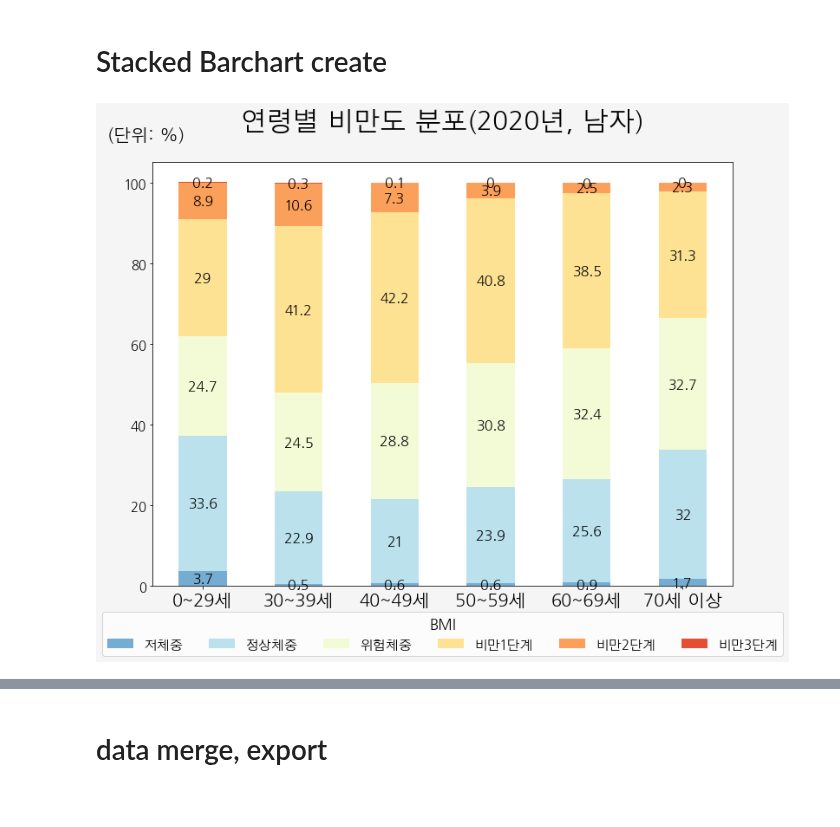
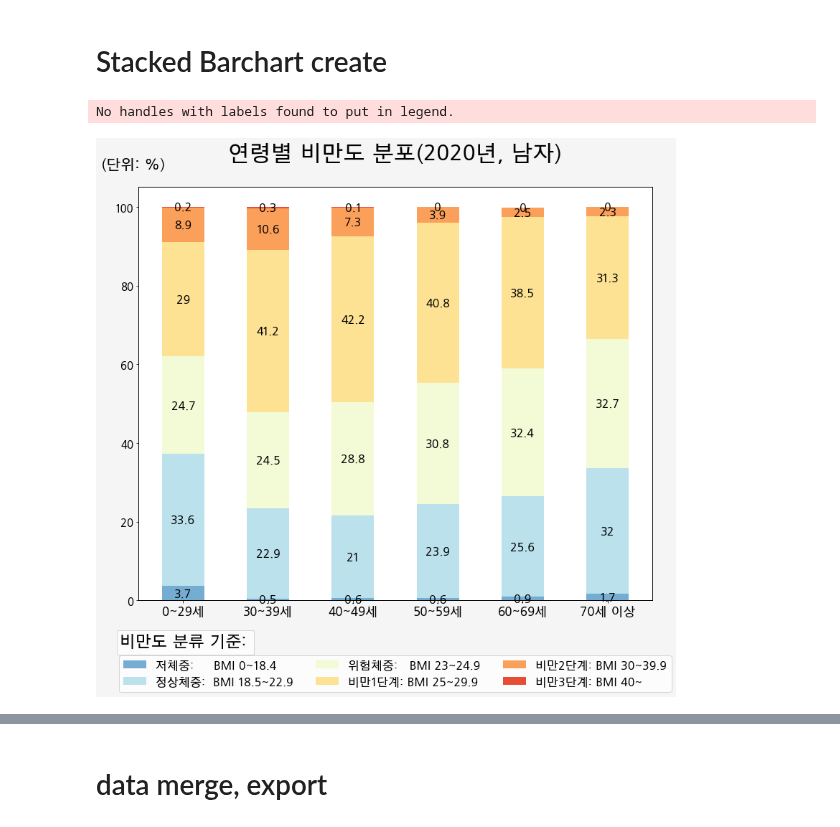
Before and after one commit to juseful/FactSheet2020, a Jupyter notebook: 02_질환별_04비만도.ipynb, the cells around one changed output, grey strips where cells are left out. Cells and saved outputs as stored; diff of their text form; code cells hidden in the pictures.

Commit message:
Execution Plan, file export format modify

```diff
--- a/02_질환별_04비만도.ipynb
+++ b/02_질환별_04비만도.ipynb
@@ -200,7 +200,6 @@ for i in range(len(obd_cnt_t.columns)):
 # %% [markdown]
 # Stacked Barchart create
 # %%
-
 value01 = obd_per_m.iloc[0,:-1].to_list()
 value02 = obd_per_m.iloc[1,:-1].to_list()
 value03 = obd_per_m.iloc[2,:-1].to_list()
@@ -210,57 +209,80 @@ value06 = obd_per_m.iloc[5,:-1].to_list()
 
 width = 0.5       # the width of the bars: can also be len(x) sequence
 
-fig, ax = plt.subplots(figsize=(12, 9),linewidth=2) # 캔버스 배경 사이즈 설정
+fig, ax = plt.subplots(figsize=(12, 11))#,linewidth=2) # 캔버스 배경 사이즈 설정
 fig.set_facecolor('whitesmoke') ## 캔버스 배경색 설정
 
-rects1 = ax.bar(labels, value01, width, label='저체중'
+rects1 = ax.bar(labels, value01, width, label='저체중:     BMI 0~18.4'
                   ,color=plt.get_cmap('RdYlBu')(np.linspace(0.15, 0.8,np.array(labels).shape[0]))[5])
-rects2 = ax.bar(labels, value02, width, label='정상체중'
+rects2 = ax.bar(labels, value02, width, label='정상체중:  BMI 18.5~22.9'
                   ,bottom=value01
                   ,color=plt.get_cmap('RdYlBu')(np.linspace(0.15, 0.8,np.array(labels).shape[0]))[4])
-rects3 = ax.bar(labels, value03, width, label='위험체중'
+rects3 = ax.bar(labels, value03, width, label='위험체중:   BMI 23~24.9'
                   ,bottom=[value01[i]+value02[i] for i in range(len(value01))]
                   ,color=plt.get_cmap('RdYlBu')(np.linspace(0.15, 0.8,np.array(labels).shape[0]))[3])
-rects4 = ax.bar(labels, value04, width, label='비만1단계'
+rects4 = ax.bar(labels, value04, width, label='비만1단계: BMI 25~29.9'
                   ,bottom=[value01[i]+value02[i]+value03[i] for i in range(len(value01))]
                   ,color=plt.get_cmap('RdYlBu')(np.linspace(0.15, 0.8,np.array(labels).shape[0]))[2])
-rects5 = ax.bar(labels, value05, width, label='비만2단계'
+rects5 = ax.bar(labels, value05, width, label='비만2단계: BMI 30~39.9'
                   ,bottom=[value01[i]+value02[i]+value03[i]+value04[i] for i in range(len(value01))]
                   ,color=plt.get_cmap('RdYlBu')(np.linspace(0.15, 0.8,np.array(labels).shape[0]))[1])
-rects6 = ax.bar(labels, value06, width, label='비만3단계'
+rects6 = ax.bar(labels, value06, width, label='비만3단계: BMI 40~'
                   ,bottom=[value01[i]+value02[i]+value03[i]+value04[i]+value05[i] for i in range(len(value01))]
                   ,color=plt.get_cmap('RdYlBu')(np.linspace(0.15, 0.8,np.array(labels).shape[0]))[0])
 
 ax.set_title('연령별 비만도 분포(2020년, 남자)\n',fontsize=30)
 ax.set_ylabel(
                 '(단위: %)\n' # 표시값
                  ,labelpad=-70 # 여백값 설정
                 ,fontsize=20 # 글씨크기 설정
                 ,rotation=0 # 회전값 조정
 #                 ,ha='center' # 위치조정
                 ,loc='top' # 위치조정, ha와 동시에 사용은 불가함.
             )
 ax.yaxis.set_tick_params(labelsize=15) # y축 표시값 글씨크기 조정
 
 ax.set_xticklabels(
                    labels
-                  , fontsize=20
+                  , fontsize=17
                   )
-
-# ax.legend(title='비만도(BMI)',title_fontsize=17,fontsize=17)#,loc='best')
-ax.legend(bbox_to_anchor=(0.5,-0.18), title='BMI', title_fontsize = 17 ,ncol=6  ,loc='lower center' ,fontsize=15)
 
 # Label with label_type 'center' instead of the default 'edge'
 ax.bar_label(rects1, label_type='center',fontsize=16)
 ax.bar_label(rects2, label_type='center',fontsize=16)
 ax.bar_label(rects3, label_type='center',fontsize=16)
 ax.bar_label(rects4, label_type='center',fontsize=16)
 ax.bar_label(rects5, label_type='center',fontsize=16)
 ax.bar_label(rects6, label_type='center',fontsize=16)
 
-plt.savefig("{}/obd_agegrp_01.png".format(workdir),edgecolor="black")
+# multiple legend
+def twinx(self):
+    ax2 = self._make_twin_axes(sharex=self)
+    # ax2.yaxis.tick_right()
+    ax2.yaxis.set_visible(False)
+    # ax2.yaxis.set_label_position('right')
+    # ax2.yaxis.set_offset_position('right')
+    ax2.set_autoscalex_on(self.get_autoscalex_on())
+    self.yaxis.tick_left()
+    ax2.xaxis.set_visible(False)
+    ax2.patch.set_visible(False)
+    return ax2
+
+ax2 = twinx(ax)
+# ax3 = twinx(ax)
+lg1 = ax2.legend(bbox_to_anchor=(-0.05,-0.14), title='비만도 분류 기준: ', title_fontsize = 22 ,ncol=1  ,loc='lower left')
+lg2 = ax.legend(bbox_to_anchor=(-0.05,-0.235)
+          ,ncol=3  ,loc='lower left' ,fontsize=16
+          )
+
+fig.tight_layout()
+
+plt.savefig("{}/02_04비만도_01남자분포.png".format(workdir[:-5])
+            ,bbox_extra_artists=(lg1,lg2)
+            ,bbox_inches='tight'
+            )
 
 plt.show()
 # %% [output]
+No handles with labels found to put in legend.
-[figure, old version]
+[figure, new version]
 # %%
```
Also changed, not shown: parts of 4 cells of this notebook.
